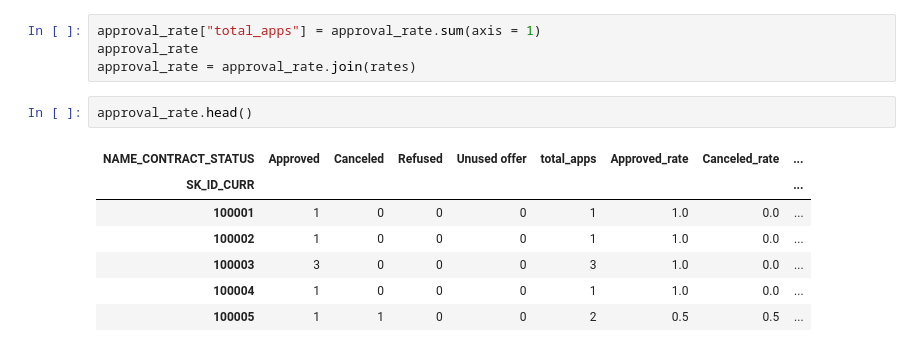
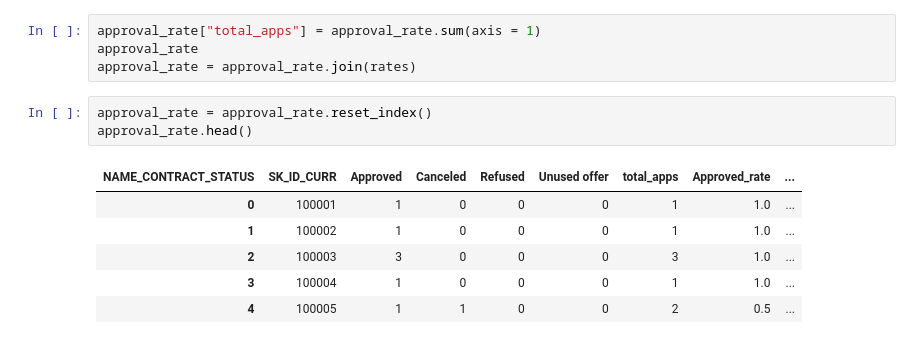
Before and after one commit to Antonio-Avila/Home-Credit-Default, a Jupyter notebook: Previous_Apps.ipynb, the cells around one changed output. Drawn from its saved outputs; the diff is of its cells as text.

```diff
--- a/Previous_Apps.ipynb
+++ b/Previous_Apps.ipynb
@@ -85,12 +89,12 @@ approval_rate["total_apps"] = approval_rate.sum(axis = 1)
 approval_rate
 approval_rate = approval_rate.join(rates)
 # %%
+approval_rate = approval_rate.reset_index()
 approval_rate.head()
 # %% [output]
-| NAME_CONTRACT_STATUS | Approved | Canceled | Refused | Unused offer | total_apps | Approved_rate | Canceled_rate | ... |
-| SK_ID_CURR |  |  |  |  |  |  |  | ... |
-| 100001 | 1 | 0 | 0 | 0 | 1 | 1.0 | 0.0 | ... |
-| 100002 | 1 | 0 | 0 | 0 | 1 | 1.0 | 0.0 | ... |
-| 100003 | 3 | 0 | 0 | 0 | 3 | 1.0 | 0.0 | ... |
-| 100004 | 1 | 0 | 0 | 0 | 1 | 1.0 | 0.0 | ... |
-| 100005 | 1 | 1 | 0 | 0 | 2 | 0.5 | 0.5 | ... |
+| NAME_CONTRACT_STATUS | SK_ID_CURR | Approved | Canceled | Refused | Unused offer | total_apps | Approved_rate | ... |
+| 0 | 100001 | 1 | 0 | 0 | 0 | 1 | 1.0 | ... |
+| 1 | 100002 | 1 | 0 | 0 | 0 | 1 | 1.0 | ... |
+| 2 | 100003 | 3 | 0 | 0 | 0 | 3 | 1.0 | ... |
+| 3 | 100004 | 1 | 0 | 0 | 0 | 1 | 1.0 | ... |
+| 4 | 100005 | 1 | 1 | 0 | 0 | 2 | 0.5 | ... |
```
Also changed, not shown: parts of 7 cells of this notebook.
